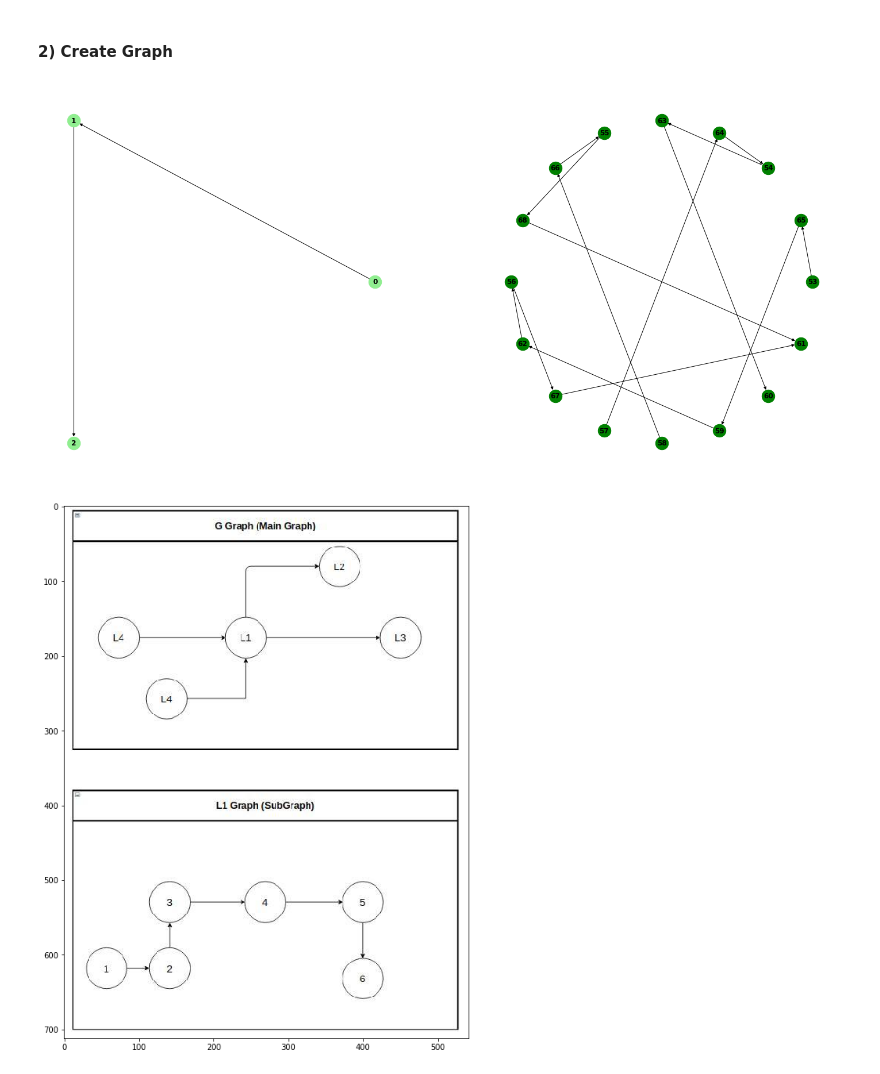
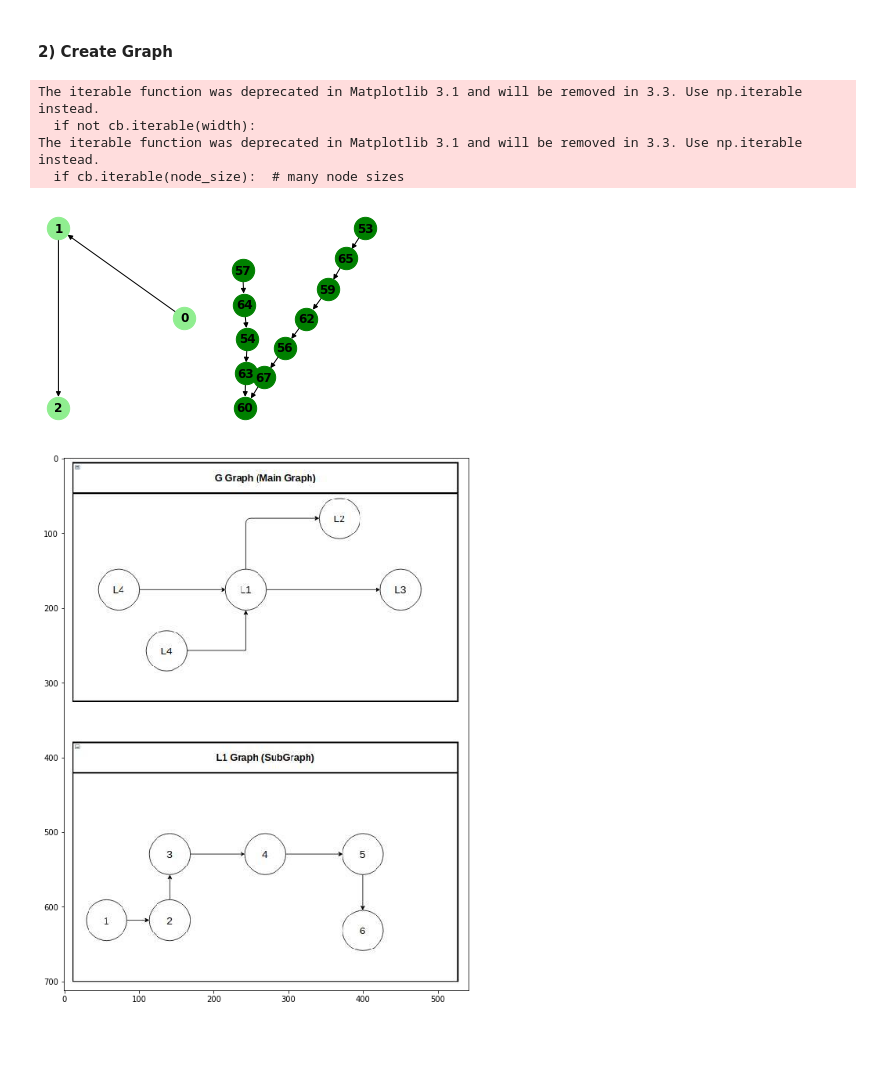
Before and after one commit to MelikeSila/group-formation-for-autonomous-vehicles, a Jupyter notebook: graph_based_distance_measure.ipynb, the cells around one changed output. Cells and saved outputs as stored; diff of their text form; code cells hidden in the pictures; blank space fills up the shorter version.

```diff
--- a/graph_based_distance_measure.ipynb
+++ b/graph_based_distance_measure.ipynb
@@ -42,33 +42,37 @@ for i in range(0, 40):
 # %%
 #distance
 # lanelet_id
 #adj_left=None, adj_left_same_direction=None, adj_right=None, ad_right_same_direction=None,
 #predecessor, succesor
 #line_marking_right_vertices
 
 ########## Sample Usage ###########
 from GraphBasedDistanceMeasure import CreateLaneletGraph
 options1 = {
     'node_color': 'lightgreen',
     'node_size': 500,
     'width': 1,
 }
 options2 = {
     'node_color': 'green',
     'node_size': 500,
     'width': 1,
 }
 
 import networkx as nx
 lanelets = scenario.lanelet_network.lanelets
 G = CreateLaneletGraph(lanelets)
 plt.subplot(121)
 nx.draw_circular(G.nodes[lanelets[0].lanelet_id]['graph'], with_labels=True, font_weight='bold', **options1) #for reaching the graph of lanelet with id i
 plt.subplot(122)
-nx.draw_circular(G,with_labels=True, font_weight='bold', **options2)
+nx.draw_kamada_kawai(G,with_labels=True, font_weight='bold', **options2)
 plt.show()
 # %% [output]
+The iterable function was deprecated in Matplotlib 3.1 and will be removed in 3.3. Use np.iterable instead.
+  if not cb.iterable(width):
+The iterable function was deprecated in Matplotlib 3.1 and will be removed in 3.3. Use np.iterable instead.
+  if cb.iterable(node_size):  # many node sizes
-[figure, old version]
+[figure, new version]
 # %%
 import matplotlib.pyplot as plt
 import matplotlib.image as mpimg
```
Also changed, not shown: parts of 6 cells of this notebook, 1 other file.
